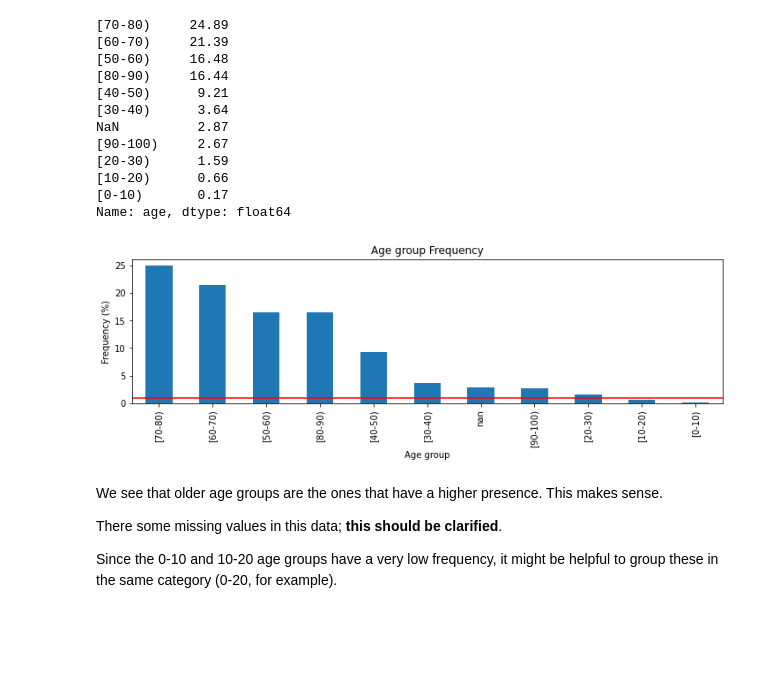
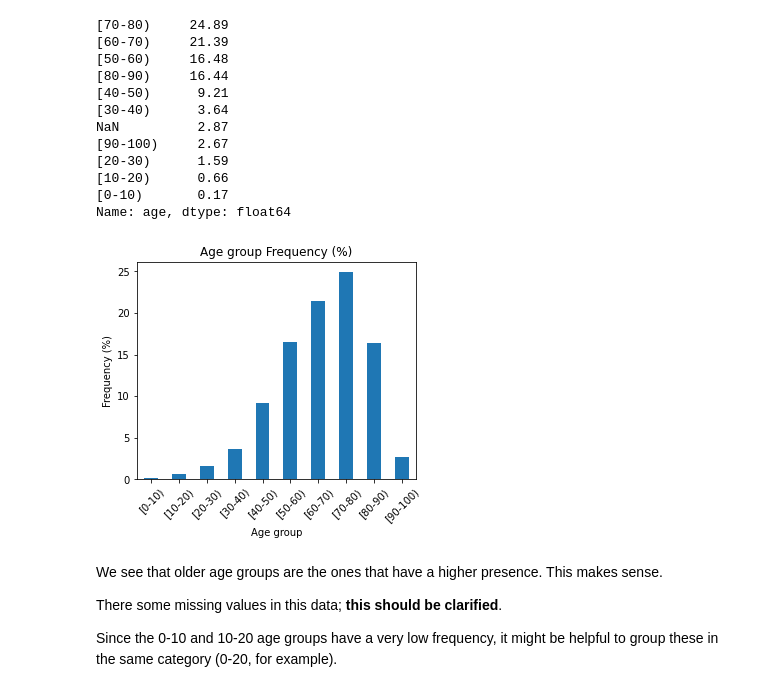
Before and after one commit to Pedro-Gomes-95/capstone_project, a Jupyter notebook: Exploratory Data Analysis (EDA).ipynb, the cells around one changed output. Cells and saved outputs as stored; diff of their text form; code cells hidden in the pictures; blank space fills up the shorter version.

```diff
--- a/Exploratory Data Analysis (EDA).ipynb
+++ b/Exploratory Data Analysis (EDA).ipynb
@@ -12,6 +12,8 @@ Read the data, and create a copy of it:
 # %%
 df = pd.read_csv('data/train_data.csv')
 df_ = df.copy(deep = True)
+
+df_['target'] = df_['readmitted'].apply(lambda x: 1 if x == 'Yes' else 0)
 # %%
 print(f'This dataset has a total of {df.shape[0]} records and {df.shape[1]} columns.')
 # %% [output]
@@ -39,5 +41,7 @@ memory usage: 20.0+ MB
 # %% [markdown]
 Let's check for missing values:
 # %%
-np.round((df_.isnull().sum()*100/len(df_)).sort_values(ascending = False), 2)
+df_ = df_.replace('?', np.nan)
+
+(df_.isnull().sum()*100/len(df_)).sort_values(ascending = False)
 # %% [output]
@@ -82,6 +150,8 @@ df_['admission_id'].nunique()
 81412
 # %% [markdown]
 Checks out.
+# %%
+df_['f_readmitted'] = df_['readmitted'].apply(lambda x: 1 if x == 'Yes' else 0)
 # %% [markdown]
 ### II. patient_id
 
@@ -235,3 +302,6 @@ We can see already that this column has the following problems:
 * The '?' race should, probably, belong to the 'Other' category
 
 We also see that 'Caucasian' is the dominant category, and some other categories (from 'Other' downwards) have very small frequencies. This can be problematic for a ML model.
+# %%
+df_['race'] = df_['race'].str.lower()
+df_['race'].value_counts(dropna = False)
@@ -277,20 +468,24 @@ NaN          2.87
 [0-10)       0.17
 Name: age, dtype: float64
 # %%
-plt.figure(figsize = (12, 3))
+#plt.figure(figsize = (12, 3))
+plt.figure(figsize = (5, 4))
 
-(df_['age'].value_counts(dropna = False)*100/len(df_)).plot(kind = 'bar')
+((df_['age'].value_counts(dropna = True)*100/len(df_)).sort_index()).plot(kind = 'bar')
 
-plt.axhline(1, c = 'r')
+#plt.axhline(1, c = 'r')
 
 plt.ylabel('Frequency (%)')
 plt.xlabel('Age group')
 
-plt.title('Age group Frequency')
+plt.xticks(rotation=45)
+plt.yticks(np.arange(0,30,5))
+
+plt.title('Age group Frequency (%)')
 
 plt.show()
 # %% [output]
-[figure, old version]
+[figure, new version]
 # %% [markdown]
 We see that older age groups are the ones that have a higher presence. This makes sense.
 
```
Also changed, not shown: parts of 84 cells of this notebook, 17 other files.
